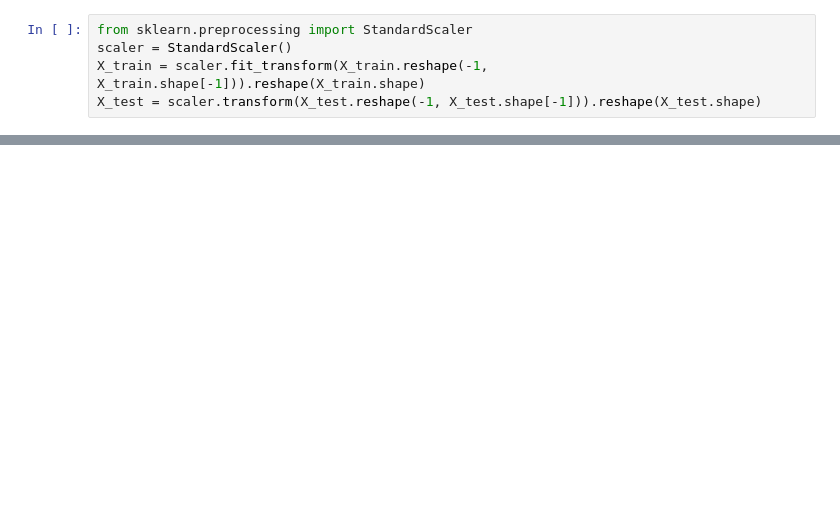
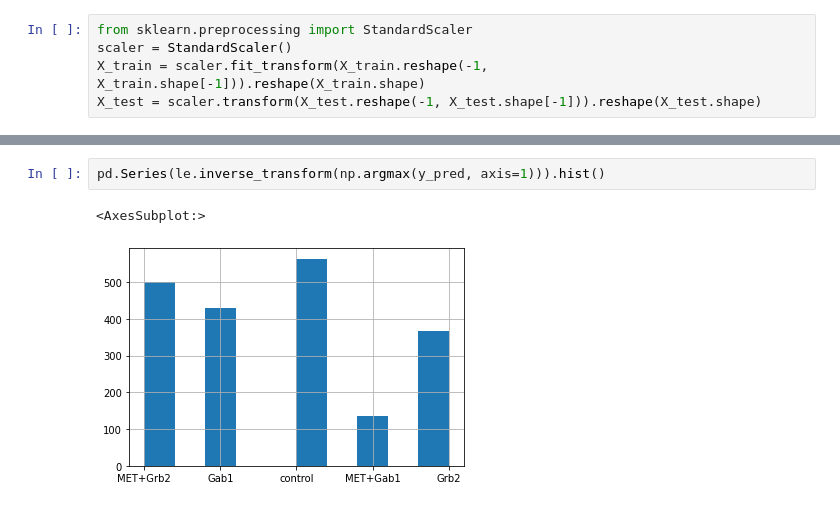
Before and after one commit to AsafAvr/Deep-Learning-Workshop, a Jupyter notebook: Submission/Clustering/supervised.ipynb, the cells around one changed output, grey strips where cells are left out. Drawn from its saved outputs; the diff is of its cells as text; blank space fills up the shorter version.

```diff
--- a/Submission/Clustering/supervised.ipynb
+++ b/Submission/Clustering/supervised.ipynb
@@ -137,0 +162,5 @@ plt.show()
+# %%
+pd.Series(le.inverse_transform(np.argmax(y_pred, axis=1))).hist()
+# %% [output]
+<AxesSubplot:>
+[figure, added]
```
Also changed, not shown: parts of 10 cells of this notebook, 1 other file.
